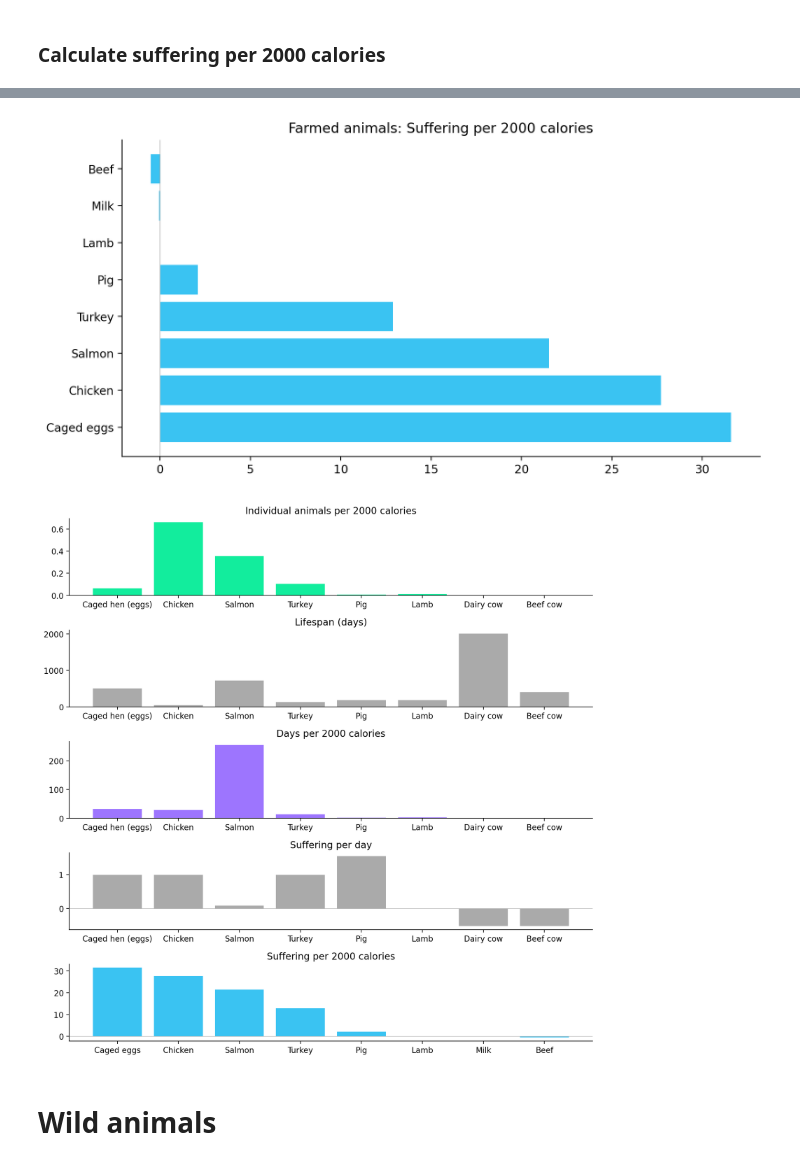
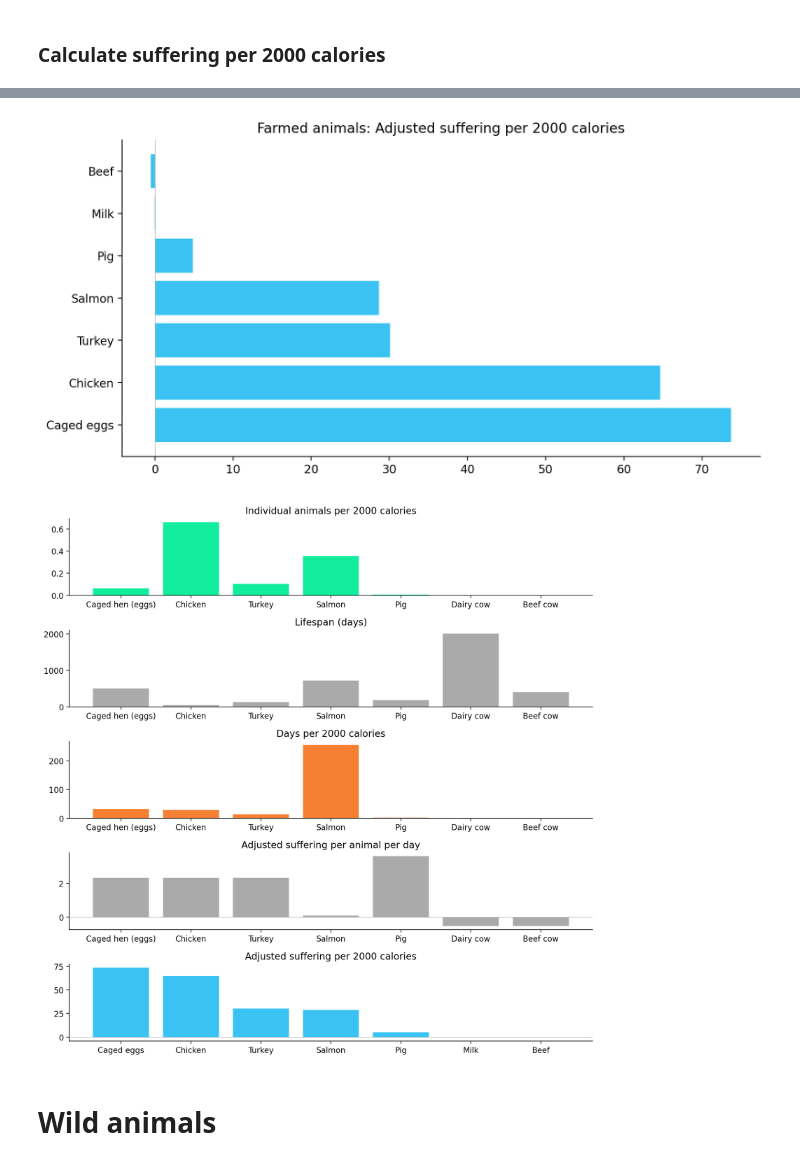
Before and after one commit to csaid/BlogProjects, a Jupyter notebook: 2025_beefotunatarianism/Animal welfare calculator.ipynb, the cells around one changed output, grey strips where cells are left out. Drawn from its saved outputs; the diff is of its cells as text; code cells hidden in the pictures.

```diff
--- a/2025_beefotunatarianism/Animal welfare calculator.ipynb
+++ b/2025_beefotunatarianism/Animal welfare calculator.ipynb
@@ -21,7 +23,7 @@ purple='#9D75FE'
 # %% [markdown]
 # Farmed animals
 # %%
-df = pd.read_excel('Animal welfare calculator.xlsx', sheet_name='Farmed Animals')
+farm_df = pd.read_excel('Animal welfare calculator.xlsx', sheet_name='Farmed Animals')
 # %% [markdown]
 ### Replicate foodimacts.org
 As a test, compare these results to the <rect> widths of the bars on the https://foodimpacts.org/ website.
@@ -32,10 +34,10 @@ Before comparing, make sure that:
 
 Shrimp should be 460, hen egg should be about 23.8, and farmed salmong should be about 15.1. The small, <5% differences between my test results and foodimpacts is because the slider won't go to 100%.
 # %%
-assert 'shrimp' in df['species'].values, 'Shrimp is not in the df. Make sure to include shrimp for this test. May require re-reading the file.'
-df['foodimpacts_scores'] = df['lifespan_days']/df['food_kg'] * df['kg_per_2k_calories'] * df['welfare_range'] * df['elasticity_ace']
-df['foodimpacts_scores_normalized'] = df['foodimpacts_scores']/df['foodimpacts_scores'].max() * 460
-df[['species', 'foodimpacts_scores_normalized']].sort_values(by='foodimpacts_scores_normalized', ascending=False)
+assert 'shrimp' in farm_df['species'].values, 'Shrimp is not in the farm_df. Make sure to include shrimp for this test. May require re-reading the file.'
+farm_df['foodimpacts_scores'] = farm_df['lifespan_days']/farm_df['meat_weight_kg'] * farm_df['kg_per_2k_calories'] * farm_df['welfare_range'] * farm_df['elasticity_ace']
+farm_df['foodimpacts_scores_normalized'] = farm_df['foodimpacts_scores']/farm_df['foodimpacts_scores'].max() * 460
+farm_df[['species', 'foodimpacts_scores_normalized']].sort_values(by='foodimpacts_scores_normalized', ascending=False)
 # %% [output]
 |  | species | foodimpacts_scores_normalized |
 | 0 | shrimp | 460.000000 |
@@ -69,0 +53,8 @@ df
+# %%
+farm_df['animals_per_2000_calories'] = 1 / farm_df['meat_weight_kg'] * farm_df['kg_per_2k_calories']
+farm_df['days_per_2000_calories'] = farm_df['animals_per_2000_calories'] * farm_df['lifespan_days']
+farm_df['adjusted_suffering_per_animal_per_day'] = farm_df['unadjusted_suffering_per_animal_per_day'] * farm_df['welfare_range']
+farm_df['adjusted_suffering_per_animal_per_2000_calories'] = farm_df['adjusted_suffering_per_animal_per_day'] * farm_df['days_per_2000_calories']
+farm_df = farm_df.sort_values(by='adjusted_suffering_per_2000_calories', ascending=False).reset_index(drop=True)
+farm_df = farm_df[farm_df['label'] != 'Shrimp']
+farm_df
@@ -70,33 +70,34 @@ df
 # %%
 plt.figure(figsize=(10, 5))
-plt.barh(df['food_label'], df['suffering_per_2000_calories'], color=blue)
+plt.barh(farm_df['food_label'], farm_df['adjusted_suffering_per_2000_calories'], color=blue)
 plt.axvline(x=0, color=gray, linewidth=0.5)
-plt.title('Farmed animals: Suffering per 2000 calories')
+plt.title('Farmed animals: Adjusted suffering per 2000 calories')
 sns.despine()
 # %% [output]
-[figure, old version]
+[figure, new version]
 # %%
 fig, axes = plt.subplots(5, 1, figsize=(10, 10))
 
-plt.sca(axes[0]); plt.bar(df['label'], df['animals_per_2000_calories'], color=green)
+plt.sca(axes[0]); plt.bar(farm_df['label'], farm_df['animals_per_2000_calories'], color=green)
 plt.title('Individual animals per 2000 calories')
 
-plt.sca(axes[1]); plt.bar(df['label'], df['lifespan_days'], color=gray)
+plt.sca(axes[1]); plt.bar(farm_df['label'], farm_df['lifespan_days'], color=gray)
 plt.title('Lifespan (days)')
 
-plt.sca(axes[2]); plt.bar(df['label'], df['days_per_2000_calories'], color=purple)
+plt.sca(axes[2]); plt.bar(farm_df['label'], farm_df['days_per_2000_calories'], color=orange)
 plt.title('Days per 2000 calories')
 
-plt.sca(axes[3]); plt.bar(df['label'], df['suffering_per_day'], color=gray)
+
+plt.sca(axes[3]); plt.bar(farm_df['label'], farm_df['adjusted_suffering_per_animal_per_day'], color=gray)
 plt.axhline(y=0, color=gray, linewidth=0.5)
-plt.title('Suffering per day')
+plt.title('Adjusted suffering per animal per day')
 
-plt.sca(axes[4]); plt.bar(df['food_label'], df['suffering_per_2000_calories'], color=blue)
+plt.sca(axes[4]); plt.bar(farm_df['food_label'], farm_df['adjusted_suffering_per_2000_calories'], color=blue)
 plt.axhline(y=0, color=gray, linewidth=0.5)
-plt.title('Suffering per 2000 calories')
+plt.title('Adjusted suffering per 2000 calories')
 sns.despine()
 plt.tight_layout()
 # %% [output]
-[figure, old version]
+[figure, new version]
 # %% [markdown]
 # Wild animals
```
Also changed, not shown: parts of 18 cells of this notebook, 1 other file.
